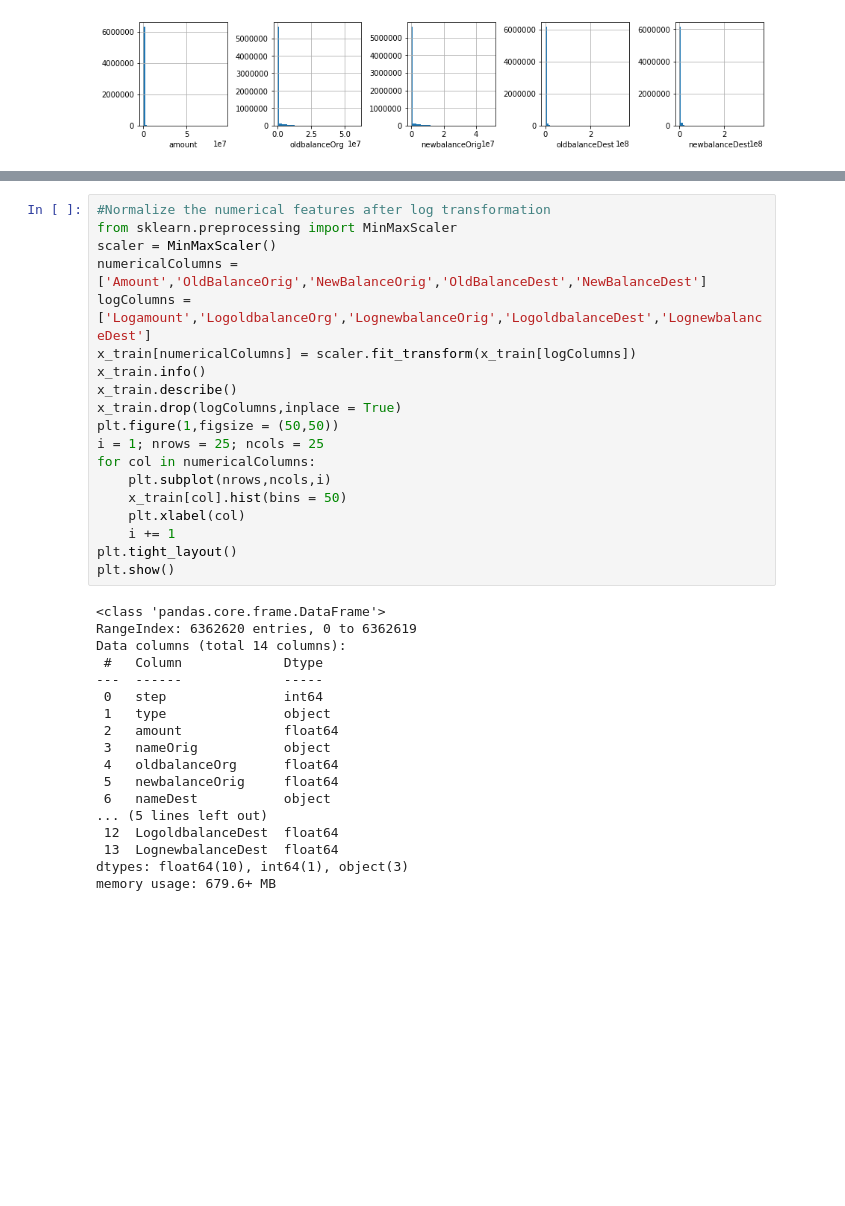
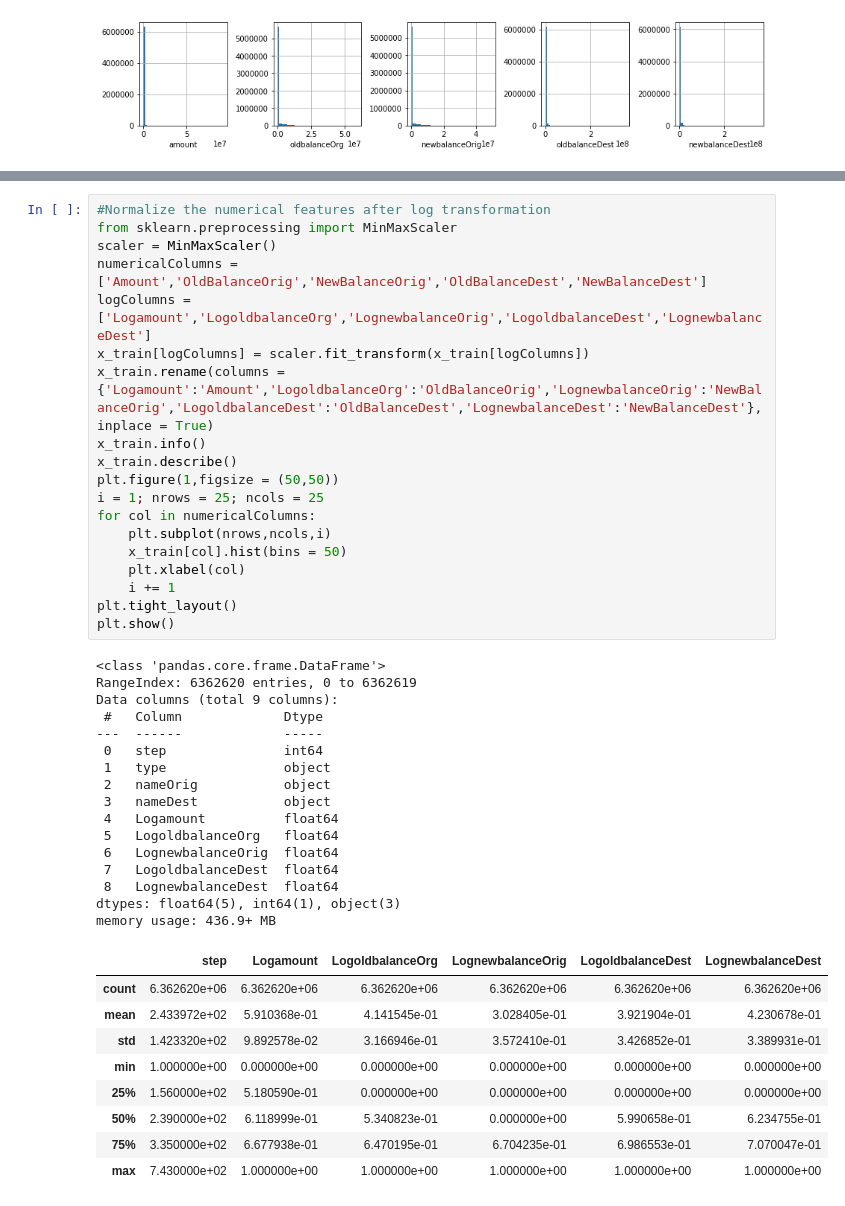
Before and after one commit to sumanth0892/Fraud-Detection, a Jupyter notebook: fraudDetection.ipynb, the cells around one changed output, grey strips where cells are left out. Drawn from its saved outputs; the diff is of its cells as text; blank space fills up the shorter version.

```diff
--- a/fraudDetection.ipynb
+++ b/fraudDetection.ipynb
@@ -83,37 +83,45 @@ max         1.771920e+01       1.969049e+01       1.969094e+01
 # %%
 #Normalize the numerical features after log transformation
 from sklearn.preprocessing import MinMaxScaler
 scaler = MinMaxScaler()
 numericalColumns = ['Amount','OldBalanceOrig','NewBalanceOrig','OldBalanceDest','NewBalanceDest']
 logColumns = ['Logamount','LogoldbalanceOrg','LognewbalanceOrig','LogoldbalanceDest','LognewbalanceDest']
-x_train[numericalColumns] = scaler.fit_transform(x_train[logColumns])
+x_train[logColumns] = scaler.fit_transform(x_train[logColumns])
+x_train.rename(columns = {'Logamount':'Amount','LogoldbalanceOrg':'OldBalanceOrig','LognewbalanceOrig':'NewBalanceOrig','LogoldbalanceDest':'OldBalanceDest','LognewbalanceDest':'NewBalanceDest'},inplace = True)
 x_train.info()
 x_train.describe()
-x_train.drop(logColumns,inplace = True)
 plt.figure(1,figsize = (50,50))
 i = 1; nrows = 25; ncols = 25
 for col in numericalColumns:
     plt.subplot(nrows,ncols,i)
     x_train[col].hist(bins = 50)
     plt.xlabel(col)
     i += 1
 plt.tight_layout()
 plt.show()
 # %% [output]
 <class 'pandas.core.frame.DataFrame'>
 RangeIndex: 6362620 entries, 0 to 6362619
-Data columns (total 14 columns):
+Data columns (total 9 columns):
  #   Column             Dtype
 ---  ------             -----
  0   step               int64
  1   type               object
- 2   amount             float64
- 3   nameOrig           object
- 4   oldbalanceOrg      float64
- 5   newbalanceOrig     float64
- 6   nameDest           object
-... (5 lines left out)
- 12  LogoldbalanceDest  float64
- 13  LognewbalanceDest  float64
-dtypes: float64(10), int64(1), object(3)
-memory usage: 679.6+ MB
+ 2   nameOrig           object
+ 3   nameDest           object
+ 4   Logamount          float64
+ 5   LogoldbalanceOrg   float64
+ 6   LognewbalanceOrig  float64
+ 7   LogoldbalanceDest  float64
+ 8   LognewbalanceDest  float64
+dtypes: float64(5), int64(1), object(3)
+memory usage: 436.9+ MB
+|  | step | Logamount | LogoldbalanceOrg | LognewbalanceOrig | LogoldbalanceDest | LognewbalanceDest |
+| count | 6.362620e+06 | 6.362620e+06 | 6.362620e+06 | 6.362620e+06 | 6.362620e+06 | 6.362620e+06 |
+| mean | 2.433972e+02 | 5.910368e-01 | 4.141545e-01 | 3.028405e-01 | 3.921904e-01 | 4.230678e-01 |
+| std | 1.423320e+02 | 9.892578e-02 | 3.166946e-01 | 3.572410e-01 | 3.426852e-01 | 3.389931e-01 |
+| min | 1.000000e+00 | 0.000000e+00 | 0.000000e+00 | 0.000000e+00 | 0.000000e+00 | 0.000000e+00 |
+| 25% | 1.560000e+02 | 5.180590e-01 | 0.000000e+00 | 0.000000e+00 | 0.000000e+00 | 0.000000e+00 |
+| 50% | 2.390000e+02 | 6.118999e-01 | 5.340823e-01 | 0.000000e+00 | 5.990658e-01 | 6.234755e-01 |
+| 75% | 3.350000e+02 | 6.677938e-01 | 6.470195e-01 | 6.704235e-01 | 6.986553e-01 | 7.070047e-01 |
+| max | 7.430000e+02 | 1.000000e+00 | 1.000000e+00 | 1.000000e+00 | 1.000000e+00 | 1.000000e+00 |
```
Also changed, not shown: parts of 2 cells of this notebook.
